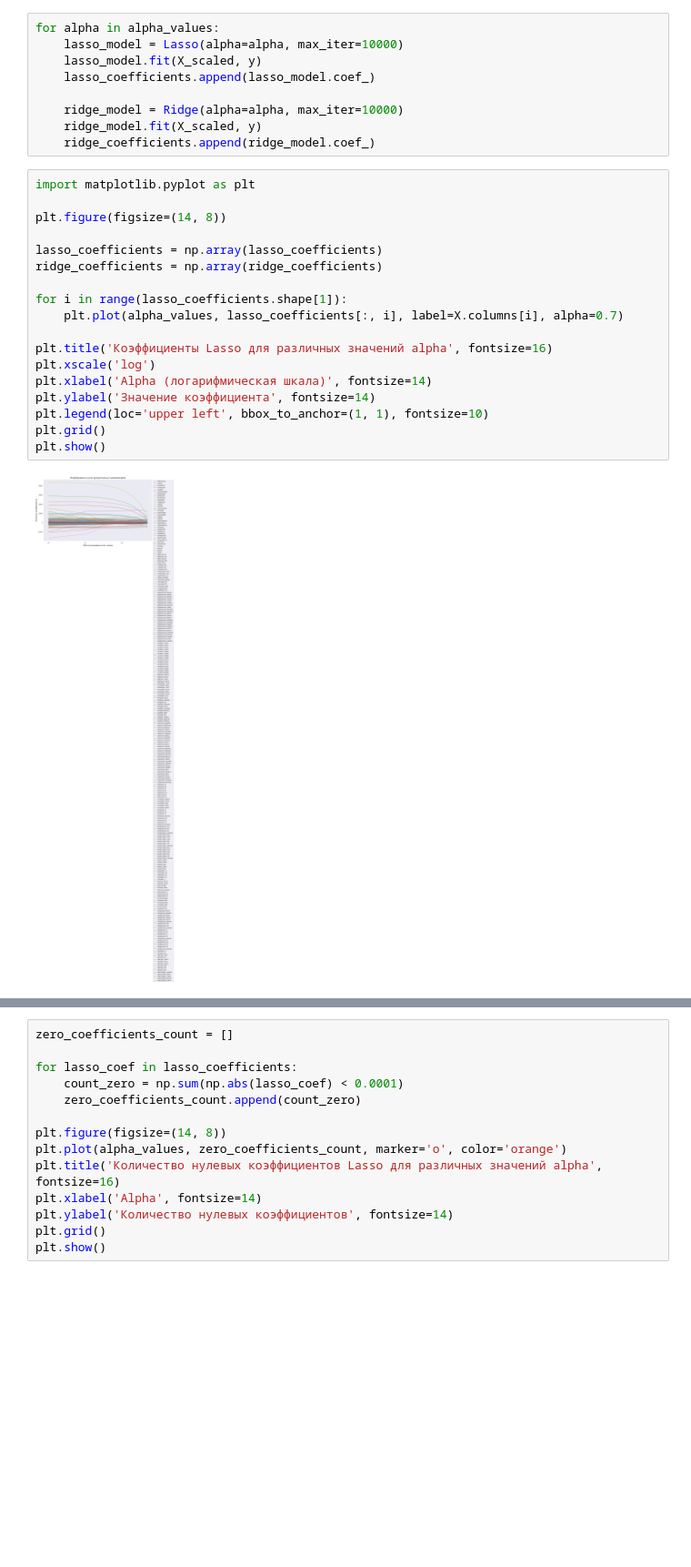
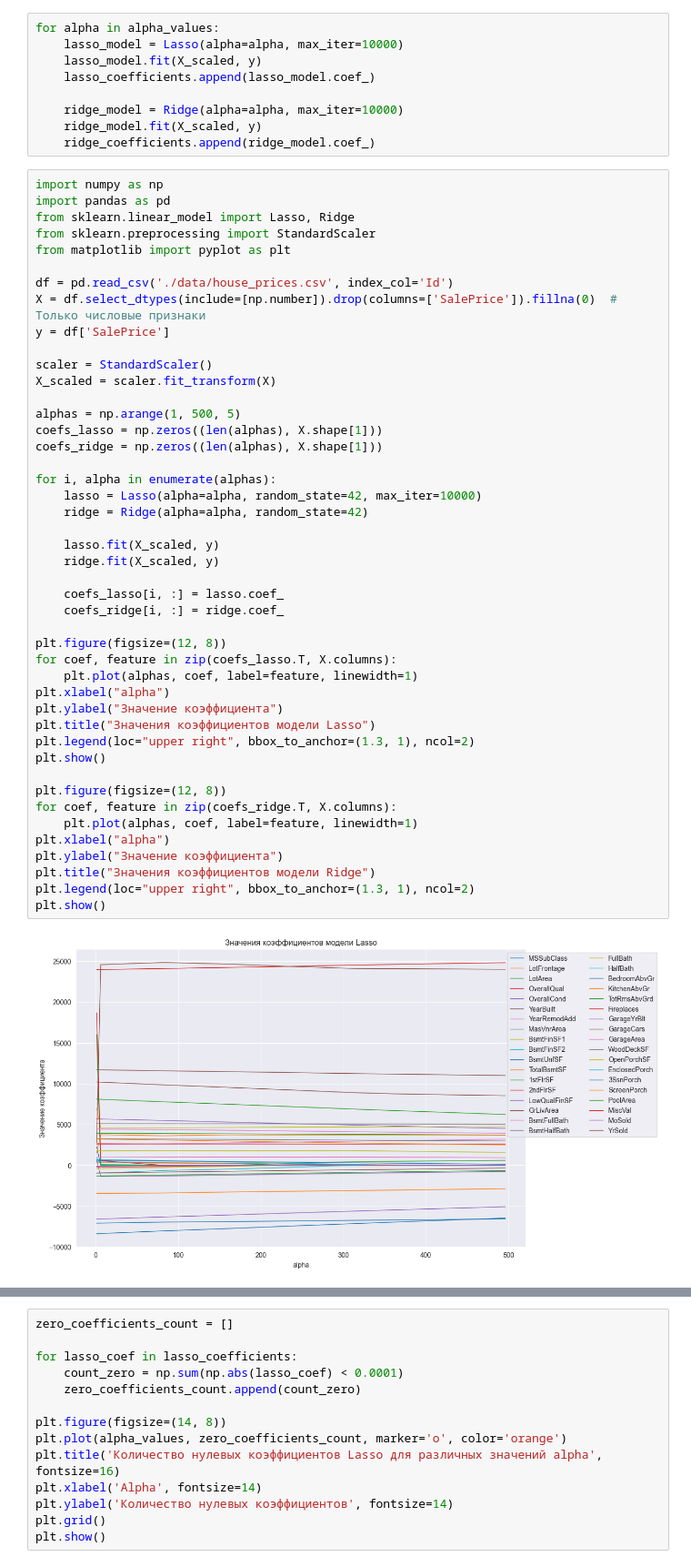
Before and after one commit to rgmarina/ML_Labs_OmSU, a Jupyter notebook: homework_2/03-hw-linear-regression.ipynb, the cells around one changed output, grey strips where cells are left out. Shown at 91% size. Cells and saved outputs as stored; diff of their text form; blank space fills up the shorter version.

```diff
--- a/homework_2/03-hw-linear-regression.ipynb
+++ b/homework_2/03-hw-linear-regression.ipynb
@@ -489,23 +489,50 @@ for alpha in alpha_values:
     ridge_model = Ridge(alpha=alpha, max_iter=10000)
     ridge_model.fit(X_scaled, y)
     ridge_coefficients.append(ridge_model.coef_)
-# %%
-import matplotlib.pyplot as plt
-
-plt.figure(figsize=(14, 8))
-
-lasso_coefficients = np.array(lasso_coefficients)
-ridge_coefficients = np.array(ridge_coefficients)
-
-for i in range(lasso_coefficients.shape[1]):
-    plt.plot(alpha_values, lasso_coefficients[:, i], label=X.columns[i], alpha=0.7)
-
-plt.title('Коэффициенты Lasso для различных значений alpha', fontsize=16)
-plt.xscale('log')
-plt.xlabel('Alpha (логарифмическая шкала)', fontsize=14)
-plt.ylabel('Значение коэффициента', fontsize=14)
-plt.legend(loc='upper left', bbox_to_anchor=(1, 1), fontsize=10)
-plt.grid()
-plt.show()
-# %% [output]
-[figure, removed]
+# %%
+import numpy as np
+import pandas as pd
+from sklearn.linear_model import Lasso, Ridge
+from sklearn.preprocessing import StandardScaler
+from matplotlib import pyplot as plt
+
+df = pd.read_csv('./data/house_prices.csv', index_col='Id')
+X = df.select_dtypes(include=[np.number]).drop(columns=['SalePrice']).fillna(0)  # Только числовые признаки
+y = df['SalePrice']
+
+scaler = StandardScaler()
+X_scaled = scaler.fit_transform(X)
+
+alphas = np.arange(1, 500, 5)
+coefs_lasso = np.zeros((len(alphas), X.shape[1]))
+coefs_ridge = np.zeros((len(alphas), X.shape[1]))
+
+for i, alpha in enumerate(alphas):
+    lasso = Lasso(alpha=alpha, random_state=42, max_iter=10000)
+    ridge = Ridge(alpha=alpha, random_state=42)
+
+    lasso.fit(X_scaled, y)
+    ridge.fit(X_scaled, y)
+
+    coefs_lasso[i, :] = lasso.coef_
+    coefs_ridge[i, :] = ridge.coef_
+
+plt.figure(figsize=(12, 8))
+for coef, feature in zip(coefs_lasso.T, X.columns):
+    plt.plot(alphas, coef, label=feature, linewidth=1)
+plt.xlabel("alpha")
+plt.ylabel("Значение коэффициента")
+plt.title("Значения коэффициентов модели Lasso")
+plt.legend(loc="upper right", bbox_to_anchor=(1.3, 1), ncol=2)
+plt.show()
+
+plt.figure(figsize=(12, 8))
+for coef, feature in zip(coefs_ridge.T, X.columns):
+    plt.plot(alphas, coef, label=feature, linewidth=1)
+plt.xlabel("alpha")
+plt.ylabel("Значение коэффициента")
+plt.title("Значения коэффициентов модели Ridge")
+plt.legend(loc="upper right", bbox_to_anchor=(1.3, 1), ncol=2)
+plt.show()
+# %% [output]
+[figure, added]
```
Also changed, not shown: parts of 4 cells of this notebook.
